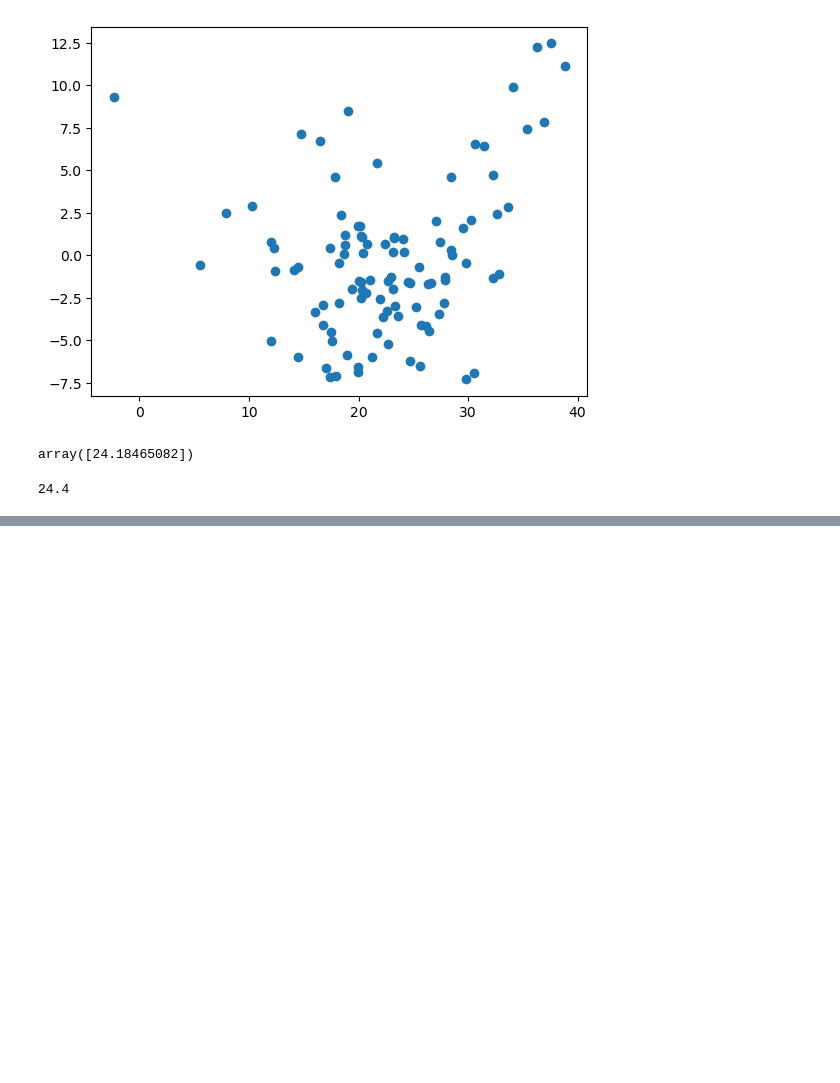
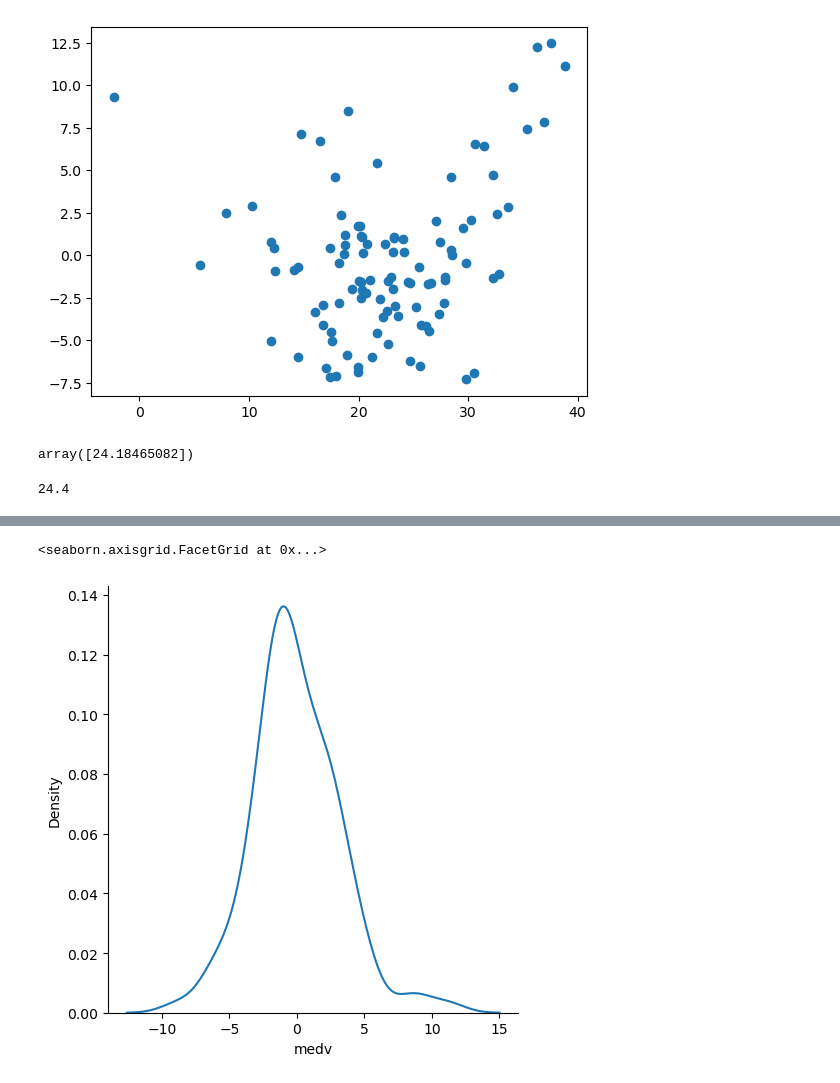
Before and after one commit to nandha-a/boston-hosue-pricing, a Jupyter notebook: Linear Regression ML Implementation.ipynb, the cells around one changed output, grey strips where cells are left out. Drawn from its saved outputs; the diff is of its cells as text; code cells hidden in the pictures; blank space fills up the shorter version.

```diff
--- a/Linear Regression ML Implementation.ipynb
+++ b/Linear Regression ML Implementation.ipynb
@@ -268,0 +293,6 @@ y_test.iloc[17]
+# %%
+rf_residuals = y_test - rf_pred
+sns.displot(rf_residuals, kind='kde')
+# %% [output]
+<seaborn.axisgrid.FacetGrid at 0x...>
+[figure, added]
```
Also changed, not shown: parts of 14 cells of this notebook, 4 other files.
